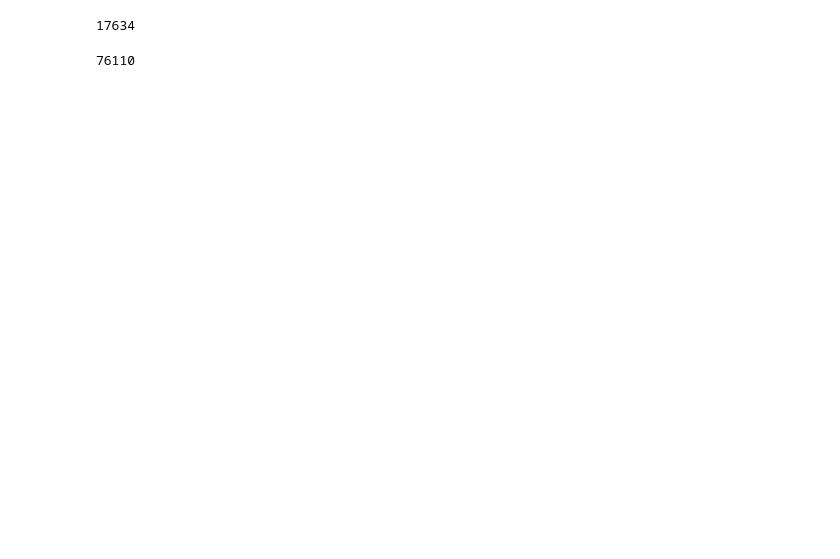
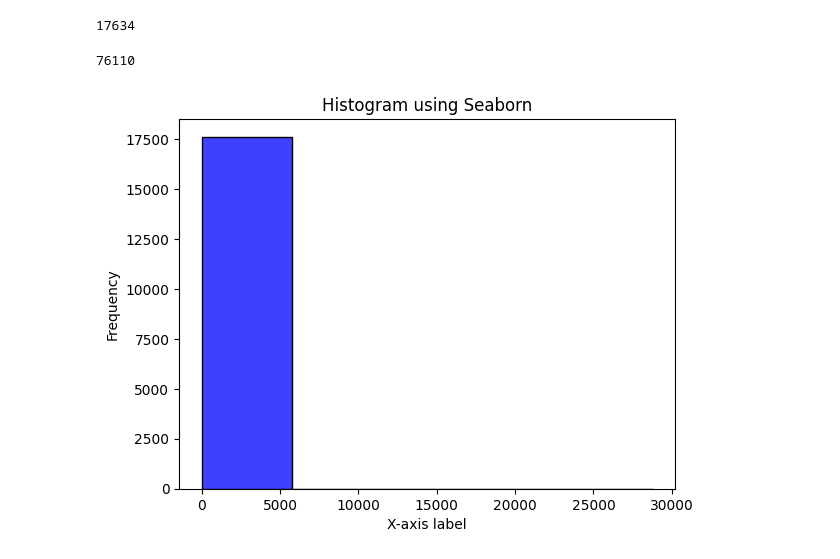
Before and after one commit to vincm1/RecSys_Implicit, a Jupyter notebook: EDA.ipynb, the cells around one changed output. Saved outputs shown, nothing was run; the diff lists cells and outputs as text; code cells hidden in the pictures; blank space fills up the shorter version.

```diff
--- a/EDA.ipynb
+++ b/EDA.ipynb
@@ -34,0 +60,2 @@ len(df_2["Order Nbr"].unique())
+# %%
+df_2["Order_BCN"] = df_2["Order Nbr"].astype(str) + "_" + df_2["BranchCustomerNbr"].astype(str)
@@ -40,3 +88,17 @@ len(df_2["BranchCustomerNbr"].unique())
 len(df_2["Sku"].unique())
 # %% [output]
 76110
+# %%
+orders_per_user = df_2.groupby("BranchCustomerNbr")["Order_BCN"].nunique()
+# Create a histogram using Seaborn
+sns.histplot(orders_per_user, bins=5, kde=False, color='blue')
+
+# Set labels and title
+plt.xlabel('X-axis label')
+plt.ylabel('Frequency')
+plt.title('Histogram using Seaborn')
+
+# Show the plot
+plt.show()
+# %% [output]
+[figure, added]
```
Also changed, not shown: parts of 27 cells of this notebook.
